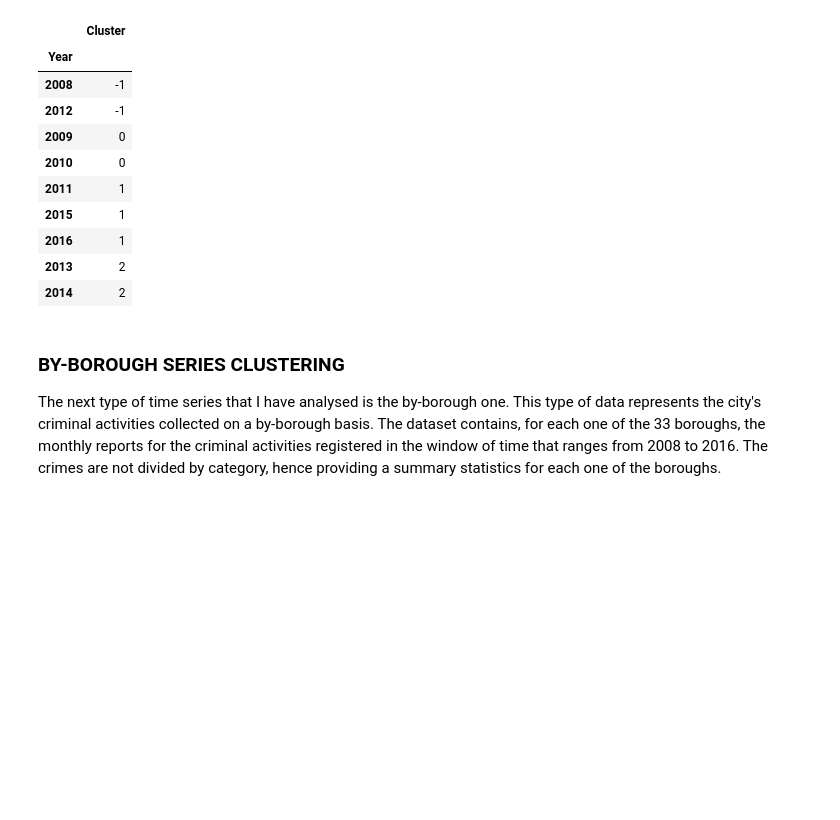
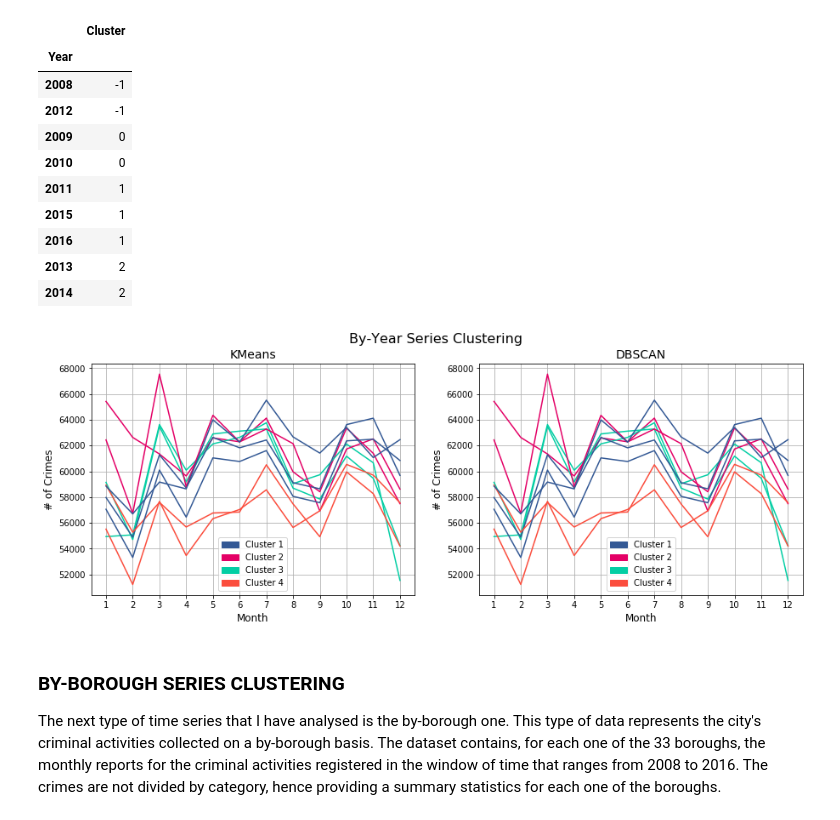
Before and after one commit to germz01/london_crime_data_analysis, a Jupyter notebook: notebooks/cluster_analysis.ipynb, the cells around one changed output. Drawn from its saved outputs; the diff is of its cells as text; code cells hidden in the pictures; blank space fills up the shorter version.

Commit message:
Updated clustering notebook

```diff
--- a/notebooks/cluster_analysis.ipynb
+++ b/notebooks/cluster_analysis.ipynb
@@ -188,6 +189,68 @@ dbscan.sort_values('Cluster')
 | 2016 | 1 |
 | 2013 | 2 |
 | 2014 | 2 |
+# %%
+c1, c2, c3, c4 = '#345995', '#E40066', '#03CEA4', '#FB4D3D'
+plt.figure(figsize=(15, 5))
+
+plt.suptitle('By-Year Series Clustering')
+
+plt.subplot(1, 2, 1)
+
+for i in range(0, 9):
+    color = ''
+
+    if i in [3, 7, 8]:
+        color = c1
+    elif i in [0, 4]:
+        color = c2
+    elif i in [1, 2]:
+        color = c3
+    else:
+        color = c4
+
+    plt.plot(ts_by_year_matrix[i], color=color)
+
+plt.grid()
+plt.xticks(range(0, 12), range(1, 13))
+plt.title('KMeans')
+plt.xlabel('Month')
+plt.ylabel('# of Crimes')
+plt.legend(handles=[mpatches.Patch(color=c1, label='Cluster 1'),
+                    mpatches.Patch(color=c2, label='Cluster 2'),
+                    mpatches.Patch(color=c3, label='Cluster 3'),
+                    mpatches.Patch(color=c4, label='Cluster 4')])
+
+plt.subplot(1, 2, 2)
+
+for i in range(0, 9):
+    color = ''
+
+    if i in [3, 7, 8]:
+        color = c1
+    elif i in [0, 4]:
+        color = c2
+    elif i in [1, 2]:
+        color = c3
+    else:
+        color = c4
+
+    plt.plot(ts_by_year_matrix[i], color=color)
+
+plt.grid()
+plt.xticks(range(0, 12), range(1, 13))
+plt.title('DBSCAN')
+plt.xlabel('Month')
+plt.ylabel('# of Crimes')
+plt.legend(handles=[mpatches.Patch(color=c1, label='Cluster 1'),
+                    mpatches.Patch(color=c2, label='Cluster 2'),
+                    mpatches.Patch(color=c3, label='Cluster 3'),
+                    mpatches.Patch(color=c4, label='Cluster 4')])
+
+plt.savefig('../imgs/clustering/by_year_comparison.pdf',
+           bbox_inches='tight')
+# %% [output]
+[figure, added]
 # %% [markdown]
 ### BY-BOROUGH SERIES CLUSTERING
 
```
Also changed, not shown: parts of 3 cells of this notebook, 2 other files.
